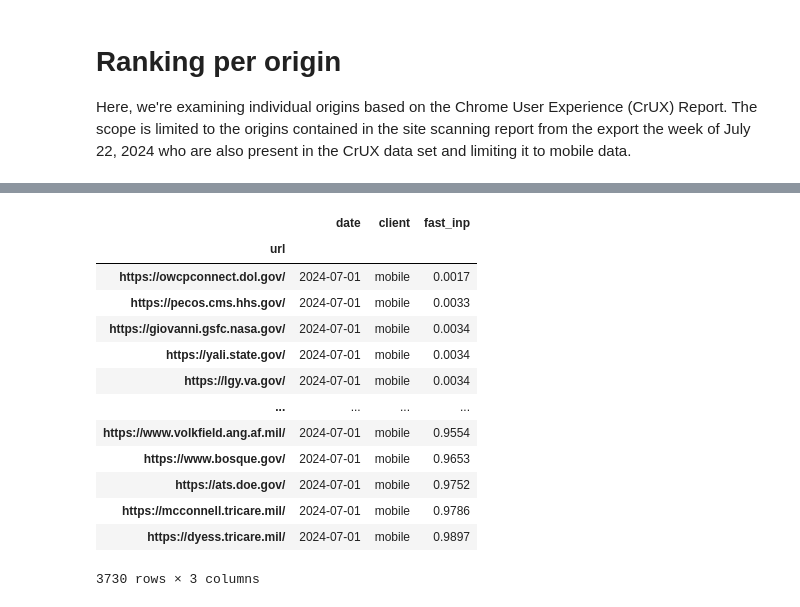
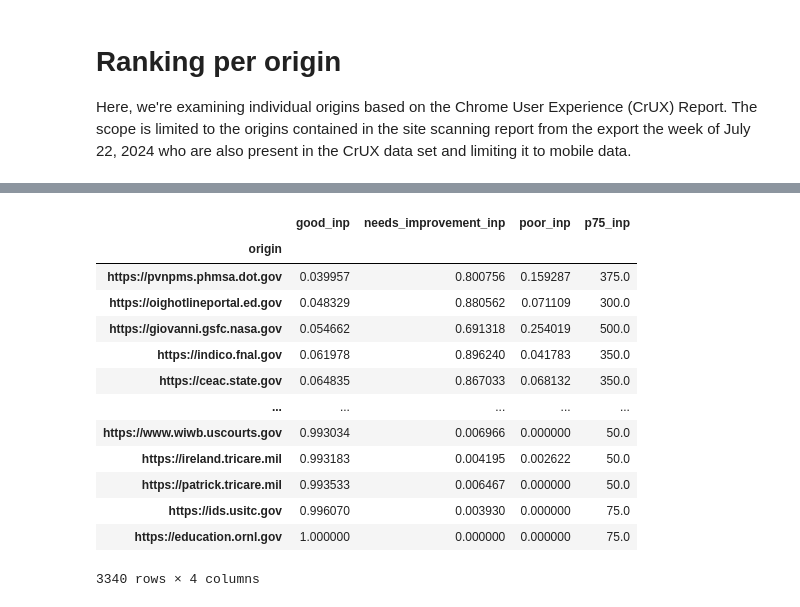
Before and after one commit to GSA-TTS/inclusive-web-performance-cx, a Jupyter notebook: research/government-sites-by-cwv.ipynb, the cells around one changed output, grey strips where cells are left out. Saved outputs shown, nothing was run; the diff lists cells and outputs as text; code cells hidden in the pictures.

```diff
--- a/research/government-sites-by-cwv.ipynb
+++ b/research/government-sites-by-cwv.ipynb
@@ -17,10 +17,10 @@ def load_results_to_dataframe(**kwargs):
 # %%
 cwv = load_results_to_dataframe(
     file_name="data/cwv-by-origin-and-device-202407.csv",
-    index_on="url",
-    sort_by="fast_lcp",
-    filter_column="client",
-    form_factor="mobile",
+    index_on="origin",
+    sort_by="good_lcp",
+    filter_column="device",
+    form_factor="phone",
     notebook_dir=os.getcwd()
 )
 
@@ -79,18 +79,18 @@ cls.head(10000)
 # %%
-inp = cwv[['date', 'client', 'fast_inp']].dropna(subset=['fast_inp']).sort_values(by='fast_inp', ascending=True)
+inp = cwv[['good_inp', 'needs_improvement_inp', 'poor_inp', 'p75_inp']].dropna(subset=['good_inp']).sort_values(by='good_inp', ascending=True)
 inp.head(10000)
 # %% [output]
-|  | date | client | fast_inp |
-| url |  |  |  |
-| https://owcpconnect.dol.gov/ | 2024-07-01 | mobile | 0.0017 |
-| https://pecos.cms.hhs.gov/ | 2024-07-01 | mobile | 0.0033 |
-| https://giovanni.gsfc.nasa.gov/ | 2024-07-01 | mobile | 0.0034 |
-| https://yali.state.gov/ | 2024-07-01 | mobile | 0.0034 |
-| https://lgy.va.gov/ | 2024-07-01 | mobile | 0.0034 |
-| ... | ... | ... | ... |
-| https://www.volkfield.ang.af.mil/ | 2024-07-01 | mobile | 0.9554 |
-| https://www.bosque.gov/ | 2024-07-01 | mobile | 0.9653 |
-| https://ats.doe.gov/ | 2024-07-01 | mobile | 0.9752 |
-| https://mcconnell.tricare.mil/ | 2024-07-01 | mobile | 0.9786 |
-| https://dyess.tricare.mil/ | 2024-07-01 | mobile | 0.9897 |
+|  | good_inp | needs_improvement_inp | poor_inp | p75_inp |
+| origin |  |  |  |  |
+| https://pvnpms.phmsa.dot.gov | 0.039957 | 0.800756 | 0.159287 | 375.0 |
+| https://oighotlineportal.ed.gov | 0.048329 | 0.880562 | 0.071109 | 300.0 |
+| https://giovanni.gsfc.nasa.gov | 0.054662 | 0.691318 | 0.254019 | 500.0 |
+| https://indico.fnal.gov | 0.061978 | 0.896240 | 0.041783 | 350.0 |
+| https://ceac.state.gov | 0.064835 | 0.867033 | 0.068132 | 350.0 |
+| ... | ... | ... | ... | ... |
+| https://www.wiwb.uscourts.gov | 0.993034 | 0.006966 | 0.000000 | 50.0 |
+| https://ireland.tricare.mil | 0.993183 | 0.004195 | 0.002622 | 50.0 |
+| https://patrick.tricare.mil | 0.993533 | 0.006467 | 0.000000 | 50.0 |
+| https://ids.usitc.gov | 0.996070 | 0.003930 | 0.000000 | 75.0 |
+| https://education.ornl.gov | 1.000000 | 0.000000 | 0.000000 | 75.0 |
-3730 rows × 3 columns
+3340 rows × 4 columns
```
Also changed, not shown: parts of 3 cells of this notebook, 2 other files.
